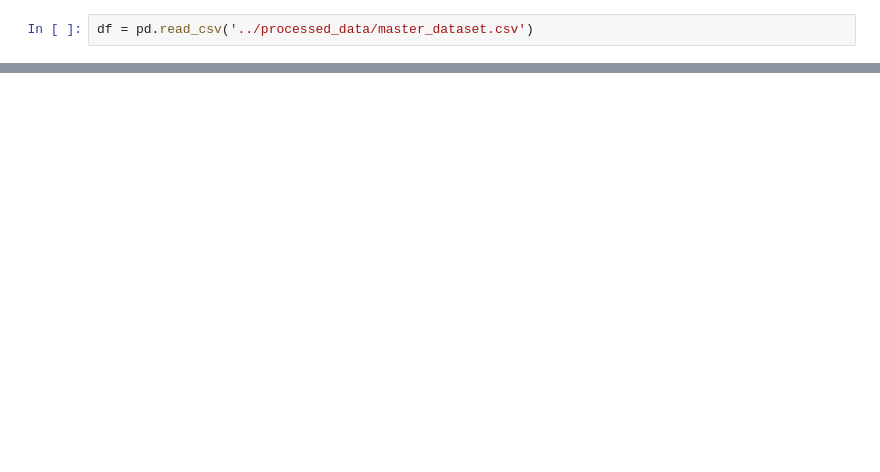
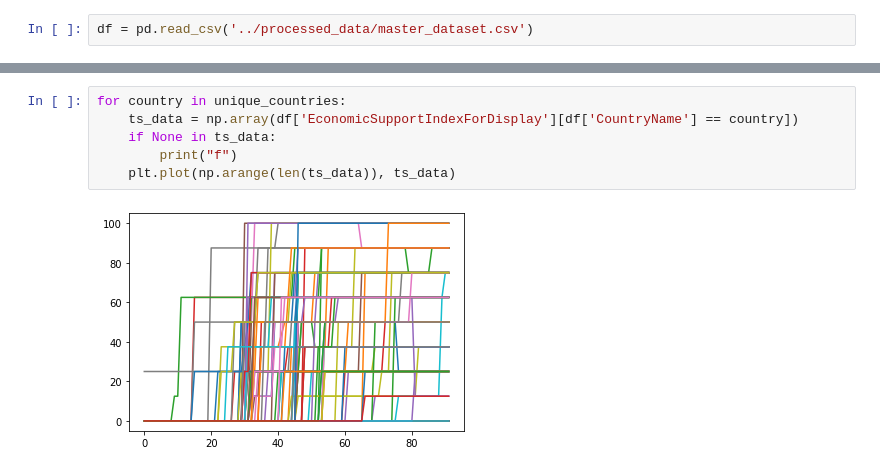
Before and after one commit to thomasundo2/covid-policy-analysis, a Jupyter notebook: analysis/eda.ipynb, the cells around one changed output, grey strips where cells are left out. Cells and saved outputs as stored; diff of their text form; blank space fills up the shorter version.

```diff
--- a/analysis/eda.ipynb
+++ b/analysis/eda.ipynb
@@ -21,0 +36,8 @@ df
+# %%
+for country in unique_countries:
+    ts_data = np.array(df['EconomicSupportIndexForDisplay'][df['CountryName'] == country])
+    if None in ts_data:
+        print("f")
+    plt.plot(np.arange(len(ts_data)), ts_data)
+# %% [output]
+[figure, added]
```
Also changed, not shown: parts of 13 cells of this notebook, 2 other files.
